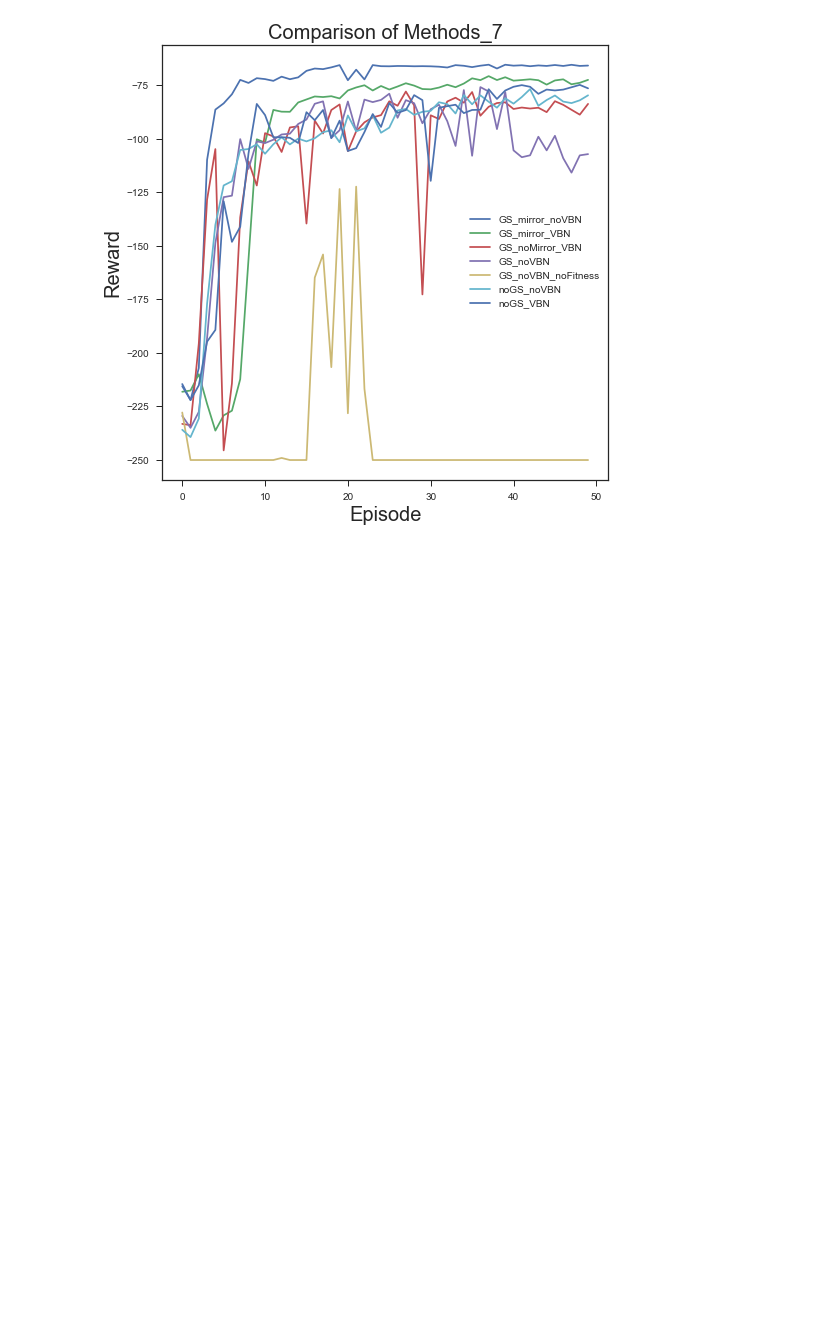
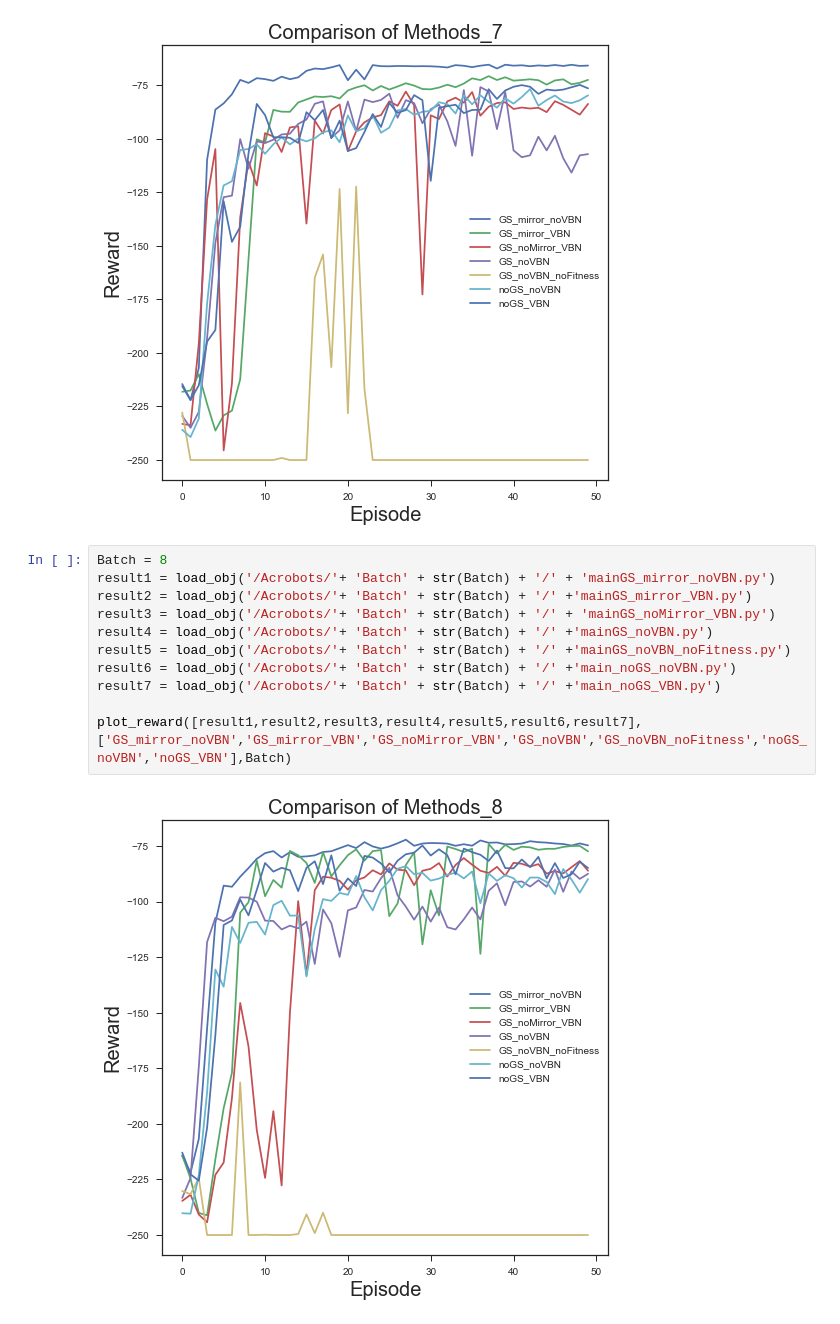
Before and after one commit to nicolasfhenry/Reinforcement-Learning, a Jupyter notebook: Results/Graph.ipynb, the cells around one changed output. Cells and saved outputs as stored; diff of their text form; blank space fills up the shorter version.

```diff
--- a/Results/Graph.ipynb
+++ b/Results/Graph.ipynb
@@ -111,3 +111,16 @@ result7 = load_obj('/Acrobots/'+ 'Batch' + str(Batch) + '/' +'main_noGS_VBN.py')
 plot_reward([result1,result2,result3,result4,result5,result6,result7],['GS_mirror_noVBN','GS_mirror_VBN','GS_noMirror_VBN','GS_noVBN','GS_noVBN_noFitness','noGS_noVBN','noGS_VBN'],Batch)
 # %% [output]
 [figure]
+# %%
+Batch = 8
+result1 = load_obj('/Acrobots/'+ 'Batch' + str(Batch) + '/' + 'mainGS_mirror_noVBN.py')
+result2 = load_obj('/Acrobots/'+ 'Batch' + str(Batch) + '/' +'mainGS_mirror_VBN.py')
+result3 = load_obj('/Acrobots/'+ 'Batch' + str(Batch) + '/' + 'mainGS_noMirror_VBN.py')
+result4 = load_obj('/Acrobots/'+ 'Batch' + str(Batch) + '/' +'mainGS_noVBN.py')
+result5 = load_obj('/Acrobots/'+ 'Batch' + str(Batch) + '/' +'mainGS_noVBN_noFitness.py')
+result6 = load_obj('/Acrobots/'+ 'Batch' + str(Batch) + '/' +'main_noGS_noVBN.py')
+result7 = load_obj('/Acrobots/'+ 'Batch' + str(Batch) + '/' +'main_noGS_VBN.py')
+
+plot_reward([result1,result2,result3,result4,result5,result6,result7],['GS_mirror_noVBN','GS_mirror_VBN','GS_noMirror_VBN','GS_noVBN','GS_noVBN_noFitness','noGS_noVBN','noGS_VBN'],Batch)
+# %% [output]
+[figure, added]
```
Also changed, not shown: parts of 1 cell of this notebook, 41 other files.
